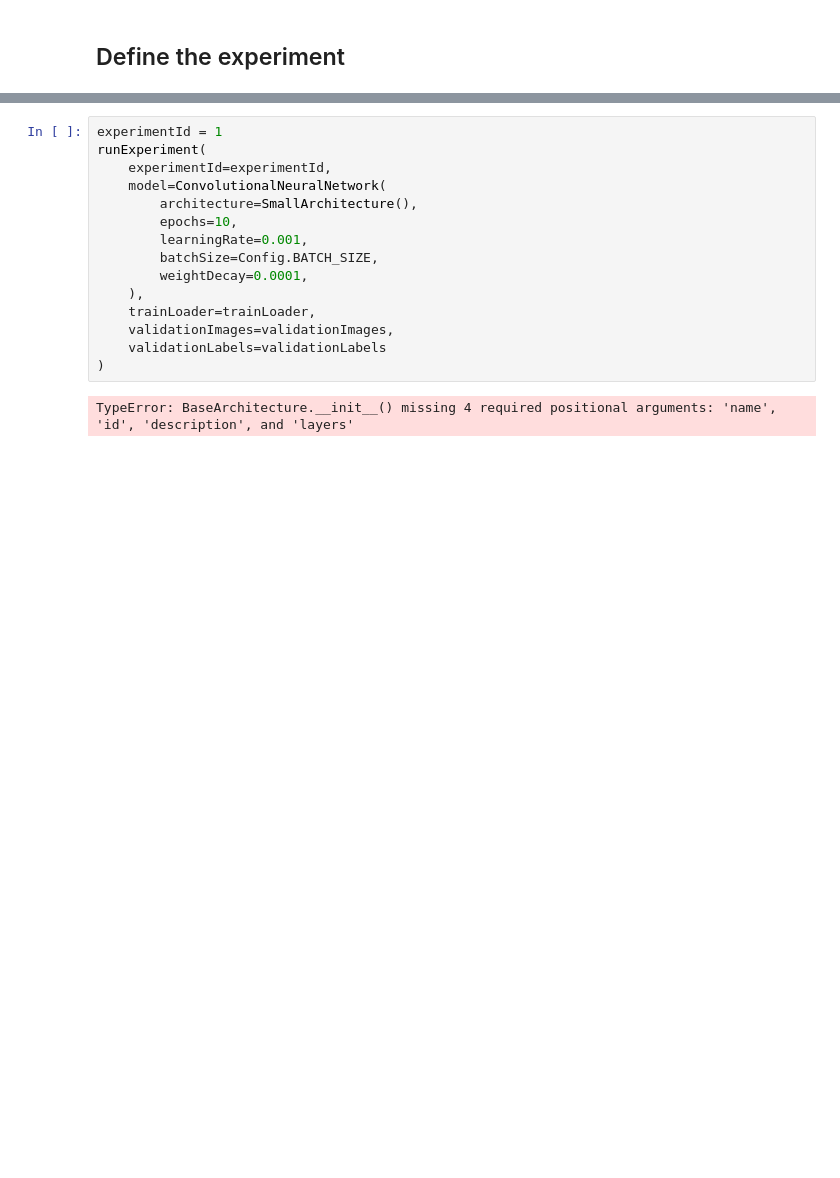
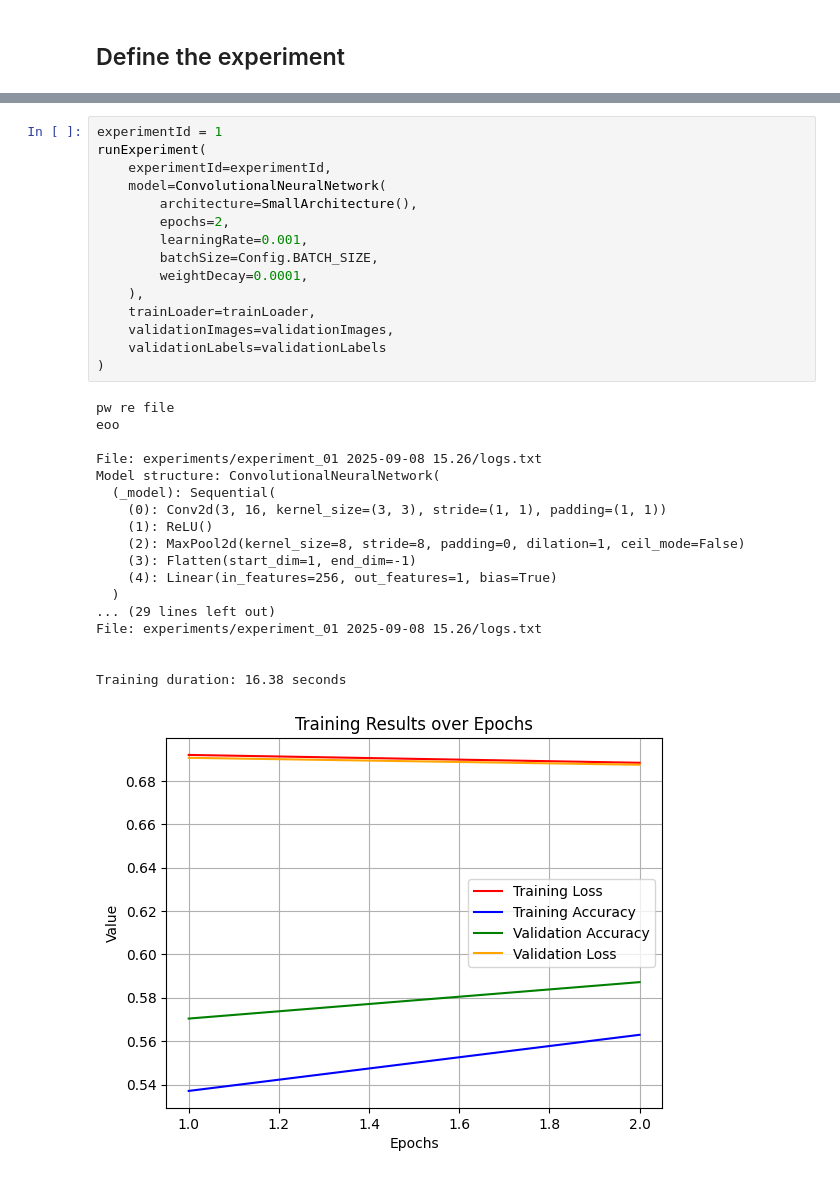
Before and after one commit to DimosTheocharis/Dogs-VS-Cats, a Jupyter notebook: main.ipynb, the cells around one changed output, grey strips where cells are left out. Saved outputs shown, nothing was run; the diff lists cells and outputs as text; blank space fills up the shorter version.

Commit message:
Implements graph saving and model saving and loading

```diff
--- a/main.ipynb
+++ b/main.ipynb
@@ -38,17 +54,34 @@ c:\Users\dimos\Desktop\Δημοσθένης\Programming\Dogs-VS-Cats
 # %%
 experimentId = 1
 runExperiment(
     experimentId=experimentId,
     model=ConvolutionalNeuralNetwork(
         architecture=SmallArchitecture(),
-        epochs=10,
+        epochs=2,
         learningRate=0.001,
         batchSize=Config.BATCH_SIZE,
         weightDecay=0.0001,
     ),
     trainLoader=trainLoader,
     validationImages=validationImages,
     validationLabels=validationLabels
 )
 # %% [output]
-TypeError: BaseArchitecture.__init__() missing 4 required positional arguments: 'name', 'id', 'description', and 'layers'
+pw re file
+eoo
+
+File: experiments/experiment_01 2025-09-08 15.26/logs.txt
+Model structure: ConvolutionalNeuralNetwork(
+  (_model): Sequential(
+    (0): Conv2d(3, 16, kernel_size=(3, 3), stride=(1, 1), padding=(1, 1))
+    (1): ReLU()
+    (2): MaxPool2d(kernel_size=8, stride=8, padding=0, dilation=1, ceil_mode=False)
+    (3): Flatten(start_dim=1, end_dim=-1)
+    (4): Linear(in_features=256, out_features=1, bias=True)
+  )
+... (29 lines left out)
+File: experiments/experiment_01 2025-09-08 15.26/logs.txt
+
+
+Training duration: 16.38 seconds
+[figure, added]
```
Also changed, not shown: parts of 2 cells of this notebook, 6 other files.
